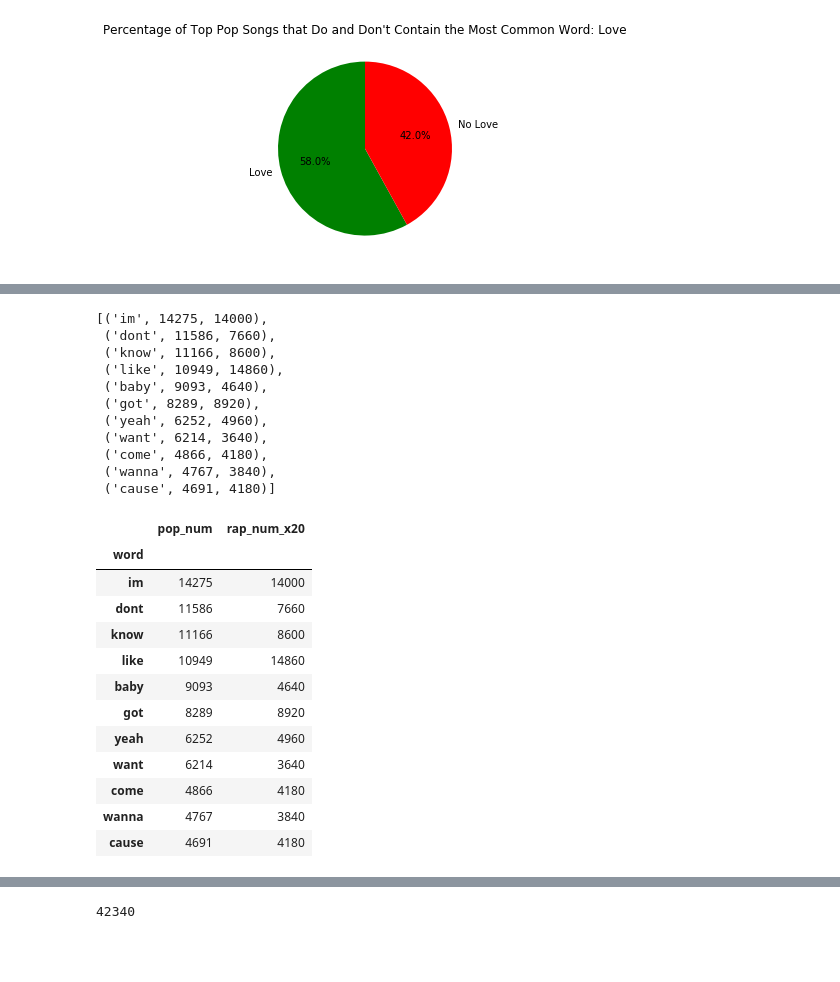
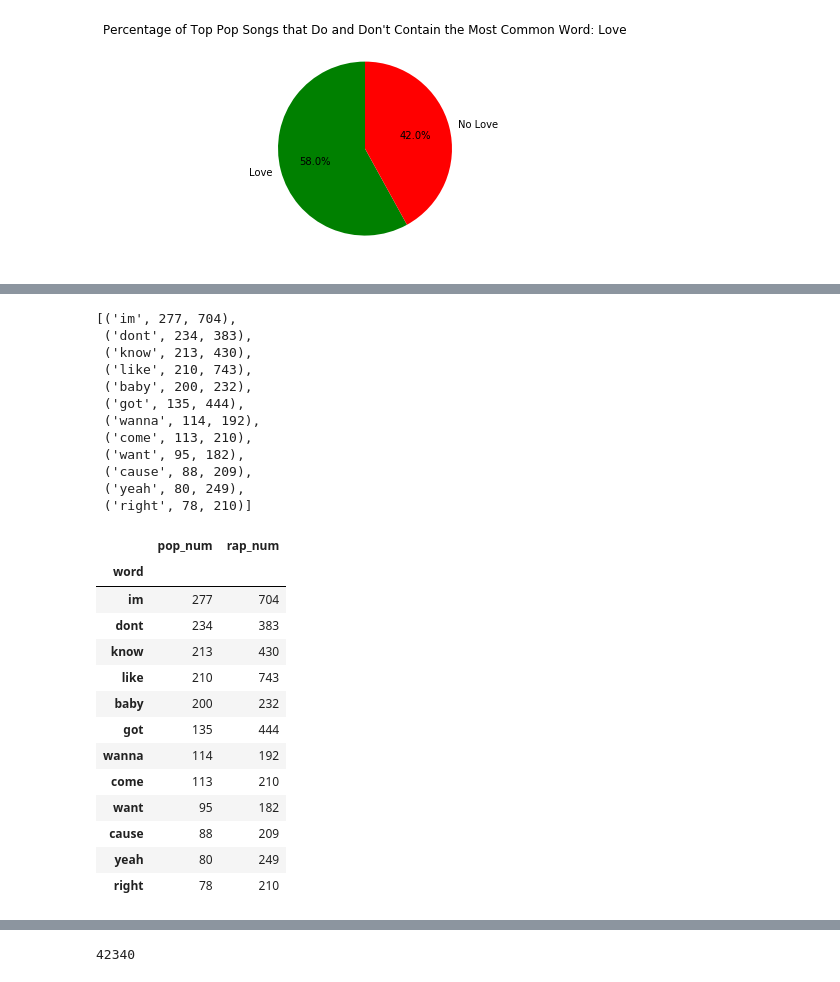
Before and after one commit to ktops/top_songs_lyrical_analysis, a Jupyter notebook: final_project_music.ipynb, the cells around one changed output, grey strips where cells are left out. Drawn from its saved outputs; the diff is of its cells as text; code cells hidden in the pictures; blank space fills up the shorter version.

```diff
--- a/final_project_music.ipynb
+++ b/final_project_music.ipynb
@@ -28,3 +28,7 @@ billboard.head()
 | 2 | 3 | i cant get no satisfaction | the rolling stones | 1965 |  | 1.0 |
 | 3 | 4 | you were on my mind | we five | 1965 | when i woke up this morning you w... | 1.0 |
 | 4 | 5 | youve lost that lovin feelin | the righteous brothers | 1965 | you never close your eyes anymore... | 1.0 |
+# %%
+# taking a random sample of 100 pop songs to use for direct comparison to rap songs
+pop_100 = billboard.sample(n = 100)
+pop_100.head()
@@ -218,3 +221,20 @@ plt.ylabel('Number of Occurrences Across Songs')
 plt.show()
 # %% [output]
 [figure]
+# %%
+# same as above, repeated with pop sample
+pop_blob_100 = pop_100['Lyrics'].str.cat()
+pop_blob_100 = pop_blob_100.split()
+
+pop_nostop_100 = list()
+for word in pop_blob_100:
+    if word not in STOP_WORDS:
+        pop_nostop_100.append(word)
+
+d2 = Counter(pop_nostop_100).most_common(20)
+df2 = pd.DataFrame(d2)
+ax2 = df2.plot.bar(x=0, y=1)
+plt.title('Most Popular Words in Top Pop Songs, SAMPLE 100')
+plt.xlabel('Words')
+plt.ylabel('Number of Occurrences Across Songs')
+plt.show()
@@ -243,7 +265,7 @@ plt.show()
 d = Counter(rap_nostop).most_common(20)
 rap_list = list(d)
 
-d1 = Counter(pop_nostop).most_common(20)
+d1 = Counter(pop_nostop_100).most_common(20)
 pop_list = list(d1)
 # %%
 rap_list_words = []
@@ -277,5 +300,5 @@ both_list_words
 # %%
-# make a tuple of 3: word, num of word in pop, num of word in rap x 20 (for scale)
+# make a tuple of 3: word, num of word in pop sample, num of word in rap
 biggy = []
 
 # have to get the indices of these words in their original lists
@@ -292,40 +315,42 @@ for i in range(len(both_list_words)):
             rap_list_in.append(j)
 
 for i in range(len(both_list_words)):
-    x = (both_list_words[i], pop_list[pop_list_in[i]][1], (rap_list[rap_list_in[i]][1])*20)
+    x = (both_list_words[i], pop_list[pop_list_in[i]][1], (rap_list[rap_list_in[i]][1]))
     biggy.append(x)
 # %%
 biggy
 # %% [output]
-[('im', 14275, 14000),
- ('dont', 11586, 7660),
- ('know', 11166, 8600),
- ('like', 10949, 14860),
- ('baby', 9093, 4640),
- ('got', 8289, 8920),
- ('yeah', 6252, 4960),
- ('want', 6214, 3640),
- ('come', 4866, 4180),
- ('wanna', 4767, 3840),
- ('cause', 4691, 4180)]
+[('im', 277, 704),
+ ('dont', 234, 383),
+ ('know', 213, 430),
+ ('like', 210, 743),
+ ('baby', 200, 232),
+ ('got', 135, 444),
+ ('wanna', 114, 192),
+ ('come', 113, 210),
+ ('want', 95, 182),
+ ('cause', 88, 209),
+ ('yeah', 80, 249),
+ ('right', 78, 210)]
 # %%
-df = pd.DataFrame(biggy, columns=['word', 'pop_num', 'rap_num_x20'])
+df = pd.DataFrame(biggy, columns=['word', 'pop_num', 'rap_num'])
 df.set_index('word', inplace=True)
 df
 # %% [output]
-|  | pop_num | rap_num_x20 |
+|  | pop_num | rap_num |
 | word |  |  |
-| im | 14275 | 14000 |
-| dont | 11586 | 7660 |
-| know | 11166 | 8600 |
-| like | 10949 | 14860 |
-| baby | 9093 | 4640 |
-| got | 8289 | 8920 |
-| yeah | 6252 | 4960 |
-| want | 6214 | 3640 |
-| come | 4866 | 4180 |
-| wanna | 4767 | 3840 |
-| cause | 4691 | 4180 |
+| im | 277 | 704 |
+| dont | 234 | 383 |
+| know | 213 | 430 |
+| like | 210 | 743 |
+| baby | 200 | 232 |
+| got | 135 | 444 |
+| wanna | 114 | 192 |
+| come | 113 | 210 |
+| want | 95 | 182 |
+| cause | 88 | 209 |
+| yeah | 80 | 249 |
+| right | 78 | 210 |
 # %%
 df.plot(kind='bar')
 plt.show()
```
Also changed, not shown: parts of 22 cells of this notebook.
